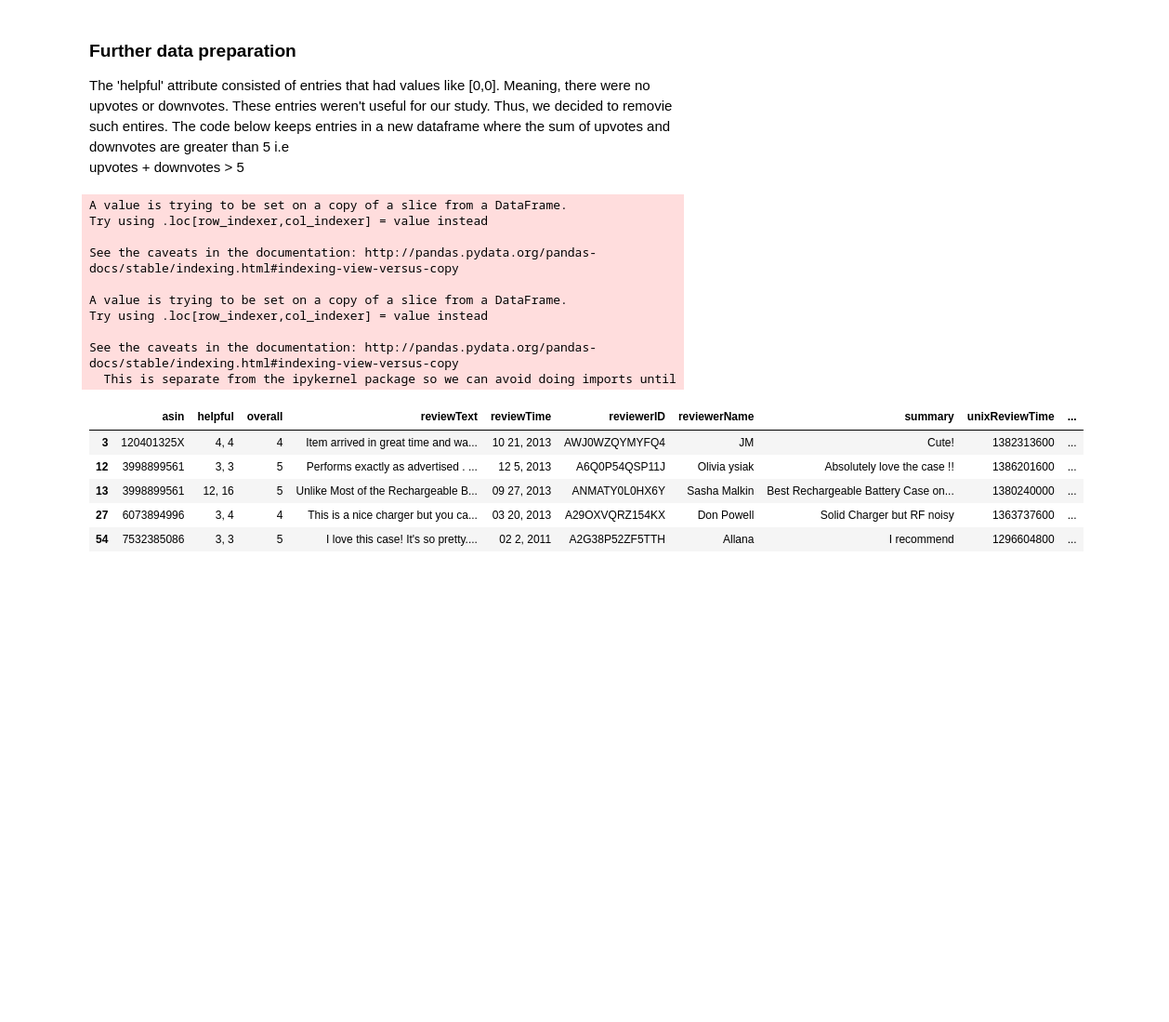
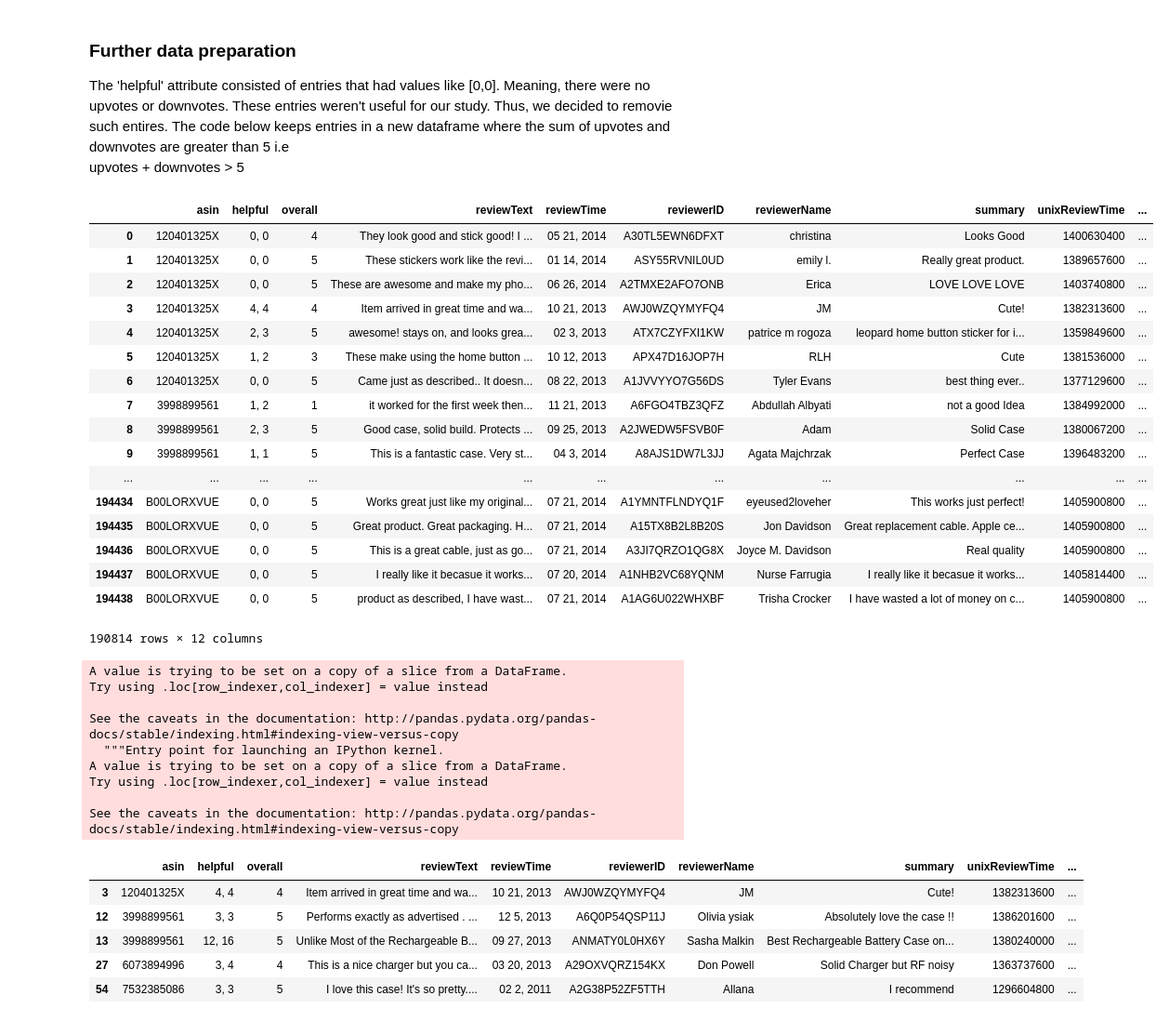
Before and after one commit to shrutih17/AmazonReviews, a Jupyter notebook: Project741.ipynb, the cells around one changed output. Shown: that part at 93% size. Cells and saved outputs as stored; diff of their text form; code cells hidden in the pictures; blank space fills up the shorter version.

```diff
--- a/Project741.ipynb
+++ b/Project741.ipynb
@@ -141,3 +141,24 @@ memory usage: 18.9+ MB
 The 'helpful' attribute consisted of entries that had values like [0,0]. Meaning, there were no upvotes or downvotes. These entries weren't useful for our study. Thus, we decided to removie such entires.
 The code below keeps entries in a new dataframe where the sum of upvotes and downvotes are greater than 5 i.e <br>
 upvotes + downvotes > 5 <br>
+# %%
+df
+# %% [output]
+|  | asin | helpful | overall | reviewText | reviewTime | reviewerID | reviewerName | summary | unixReviewTime | ... |
+| 0 | 120401325X | 0, 0 | 4 | They look good and stick good! I ... | 05 21, 2014 | A30TL5EWN6DFXT | christina | Looks Good | 1400630400 | ... |
+| 1 | 120401325X | 0, 0 | 5 | These stickers work like the revi... | 01 14, 2014 | ASY55RVNIL0UD | emily l. | Really great product. | 1389657600 | ... |
+| 2 | 120401325X | 0, 0 | 5 | These are awesome and make my pho... | 06 26, 2014 | A2TMXE2AFO7ONB | Erica | LOVE LOVE LOVE | 1403740800 | ... |
+| 3 | 120401325X | 4, 4 | 4 | Item arrived in great time and wa... | 10 21, 2013 | AWJ0WZQYMYFQ4 | JM | Cute! | 1382313600 | ... |
+| 4 | 120401325X | 2, 3 | 5 | awesome! stays on, and looks grea... | 02 3, 2013 | ATX7CZYFXI1KW | patrice m rogoza | leopard home button sticker for i... | 1359849600 | ... |
+| 5 | 120401325X | 1, 2 | 3 | These make using the home button ... | 10 12, 2013 | APX47D16JOP7H | RLH | Cute | 1381536000 | ... |
+| 6 | 120401325X | 0, 0 | 5 | Came just as described.. It doesn... | 08 22, 2013 | A1JVVYYO7G56DS | Tyler Evans | best thing ever.. | 1377129600 | ... |
+| 7 | 3998899561 | 1, 2 | 1 | it worked for the first week then... | 11 21, 2013 | A6FGO4TBZ3QFZ | Abdullah Albyati | not a good Idea | 1384992000 | ... |
+| 8 | 3998899561 | 2, 3 | 5 | Good case, solid build. Protects ... | 09 25, 2013 | A2JWEDW5FSVB0F | Adam | Solid Case | 1380067200 | ... |
+| 9 | 3998899561 | 1, 1 | 5 | This is a fantastic case. Very st... | 04 3, 2014 | A8AJS1DW7L3JJ | Agata Majchrzak | Perfect Case | 1396483200 | ... |
+| ... | ... | ... | ... | ... | ... | ... | ... | ... | ... | ... |
+| 194434 | B00LORXVUE | 0, 0 | 5 | Works great just like my original... | 07 21, 2014 | A1YMNTFLNDYQ1F | eyeused2loveher | This works just perfect! | 1405900800 | ... |
+| 194435 | B00LORXVUE | 0, 0 | 5 | Great product. Great packaging. H... | 07 21, 2014 | A15TX8B2L8B20S | Jon Davidson | Great replacement cable. Apple ce... | 1405900800 | ... |
+| 194436 | B00LORXVUE | 0, 0 | 5 | This is a great cable, just as go... | 07 21, 2014 | A3JI7QRZO1QG8X | Joyce M. Davidson | Real quality | 1405900800 | ... |
+| 194437 | B00LORXVUE | 0, 0 | 5 | I really like it becasue it works... | 07 20, 2014 | A1NHB2VC68YQNM | Nurse Farrugia | I really like it becasue it works... | 1405814400 | ... |
+| 194438 | B00LORXVUE | 0, 0 | 5 | product as described, I have wast... | 07 21, 2014 | A1AG6U022WHXBF | Trisha Crocker | I have wasted a lot of money on c... | 1405900800 | ... |
+190814 rows × 12 columns
@@ -144,5 +167,4 @@ upvotes + downvotes > 5 <br>
 # %%
-df2 = df[df['new_0'] + df['new_1'] > 5]
 df2['helpful_percent']=df2['new_0']*100/(df2['new_0']+df2['new_1'])
 df2['helpful_percent']=df2['helpful_percent'].astype(int)
 # %% [output]
@@ -150,12 +172,11 @@ A value is trying to be set on a copy of a slice from a DataFrame.
 Try using .loc[row_indexer,col_indexer] = value instead
 
 See the caveats in the documentation: http://pandas.pydata.org/pandas-docs/stable/indexing.html#indexing-view-versus-copy
-
+  """Entry point for launching an IPython kernel.
 A value is trying to be set on a copy of a slice from a DataFrame.
 Try using .loc[row_indexer,col_indexer] = value instead
 
 See the caveats in the documentation: http://pandas.pydata.org/pandas-docs/stable/indexing.html#indexing-view-versus-copy
-  This is separate from the ipykernel package so we can avoid doing imports until
 # %%
 df2.head()
 # %% [output]
```
Also changed, not shown: parts of 26 cells of this notebook.
